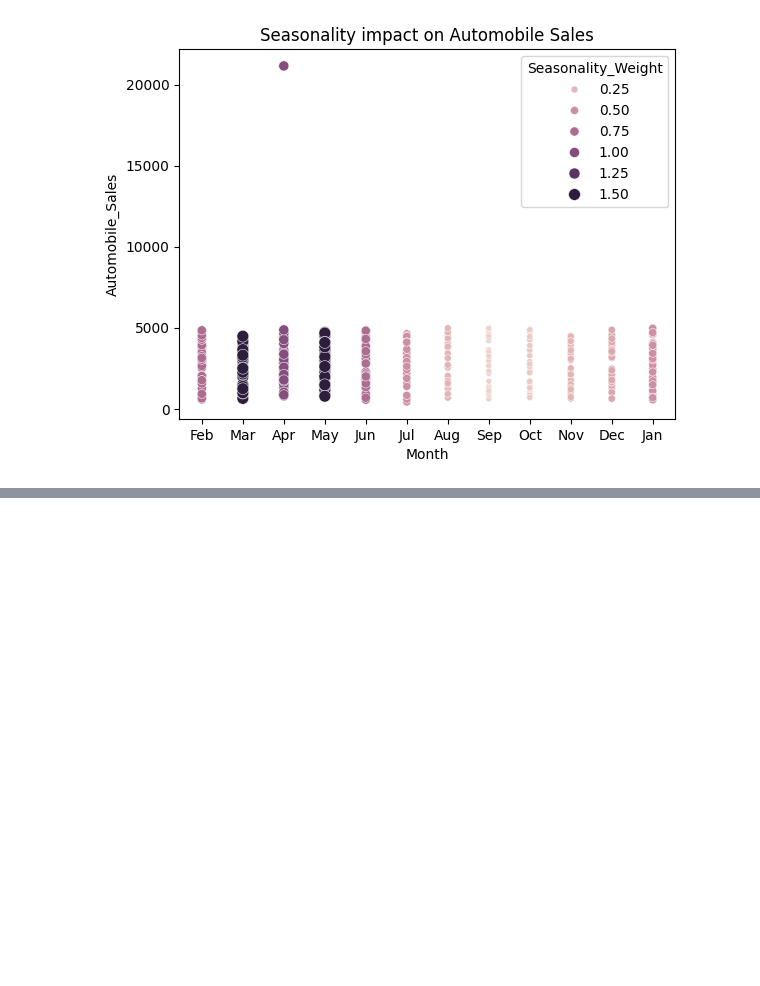
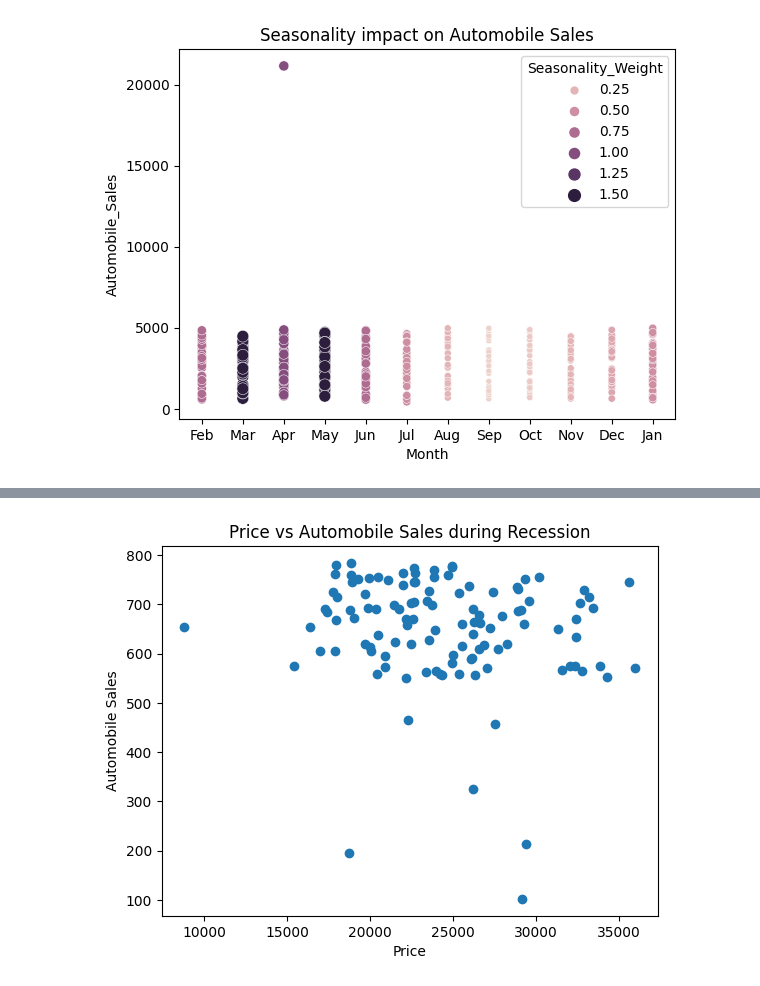
Before and after one commit to mariiazhivonitko/DataAnalysis, a Jupyter notebook: Data visualisation/final_assignment.ipynb, the cells around one changed output, grey strips where cells are left out. Drawn from its saved outputs; the diff is of its cells as text; code cells hidden in the pictures; blank space fills up the shorter version.

```diff
--- a/Data visualisation/final_assignment.ipynb
+++ b/Data visualisation/final_assignment.ipynb
@@ -139,0 +153,10 @@ plt.show()
+# %%
+plt.scatter(rec_data['Price'], rec_data['Automobile_Sales'])
+
+plt.xlabel('Price')
+plt.ylabel('Automobile Sales')
+plt.title('Price vs Automobile Sales during Recession')
+
+plt.show()
+# %% [output]
+[figure, added]
```
Also changed, not shown: parts of 10 cells of this notebook, 3 other files.
